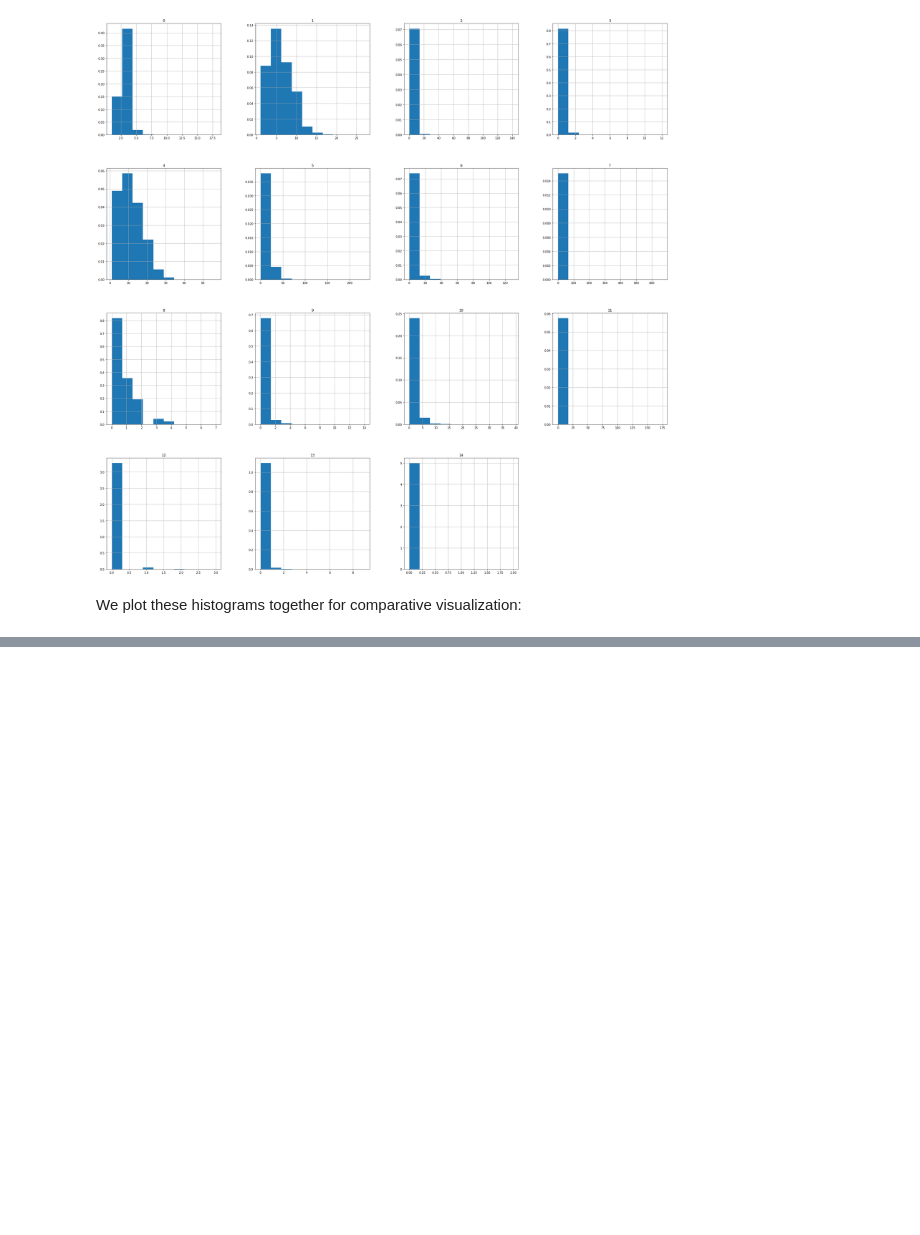
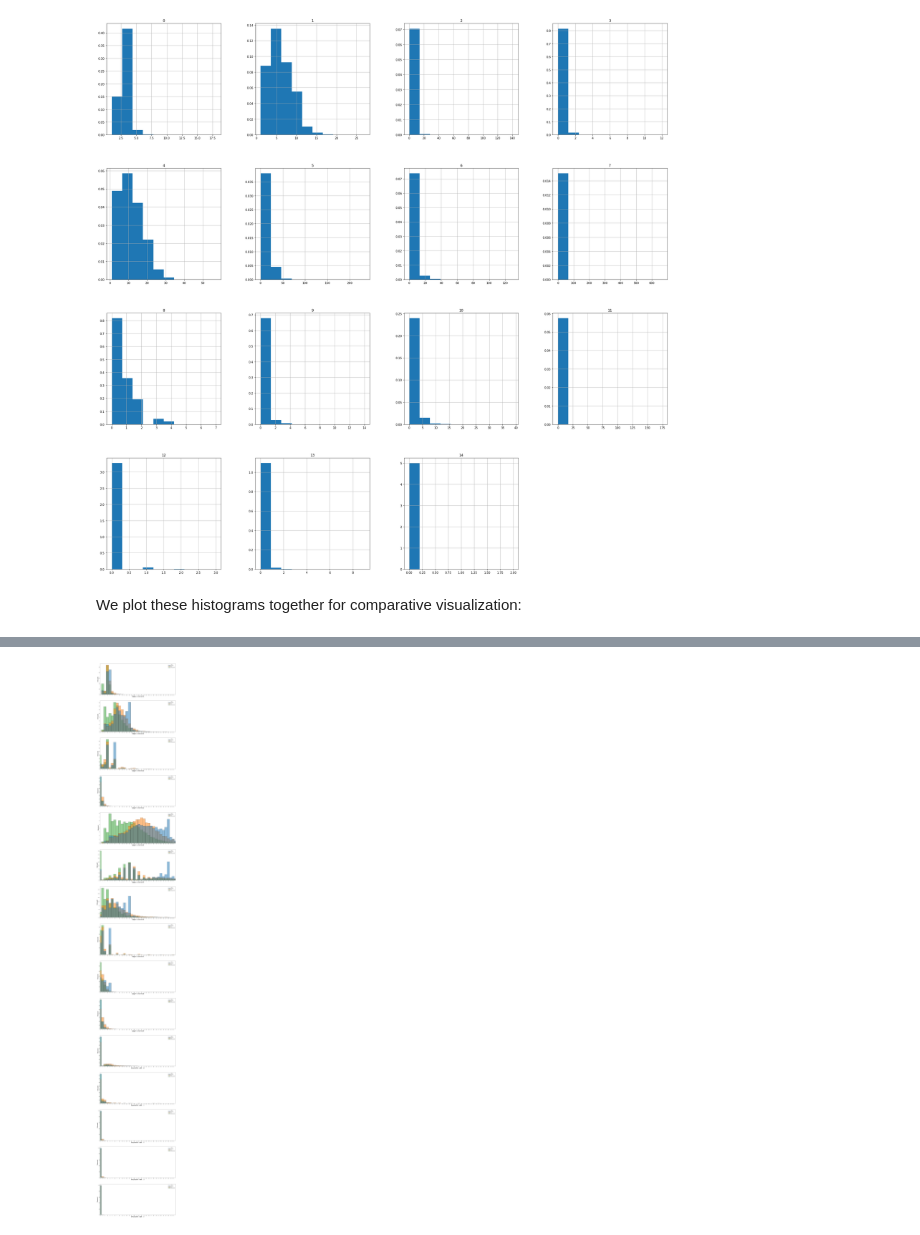
Before and after one commit to gsagostini/urban-graphlets, a Jupyter notebook: notebooks/10-25_graphlet_power_laws.ipynb, the cells around one changed output, grey strips where cells are left out. Saved outputs shown, nothing was run; the diff lists cells and outputs as text; code cells hidden in the pictures; blank space fills up the shorter version.

Commit message:
added new versions of histogram

```diff
--- a/notebooks/10-25_graphlet_power_laws.ipynb
+++ b/notebooks/10-25_graphlet_power_laws.ipynb
@@ -80,0 +81,15 @@ plt.savefig('figures/histograms.png')
+# %%
+fig, Axes = plt.subplots(figsize=(20, 150), nrows=15, ncols=1)
+
+m=30
+
+for orbit, ax in zip(range(15), Axes.flatten()):
+    sns.histplot(data=joined_df, x=orbit, hue='city', discrete=True, stat="percent", common_norm=False, fill=True, ax=ax, multiple='layer')
+    ax.set_xticks(list(range(m+1)), minor=False)
+    ax.set_ylabel('Percent', fontsize=20)
+    ax.set_xlabel('Degree for orbit ' + str(orbit), fontsize=20)
+    ax.set_xlim(0, m+1)
+
+#plt.savefig('figures/histograms.png')
+# %% [output]
+[figure, added]
```
Also changed, not shown: parts of 3 cells of this notebook, 1 other file.
